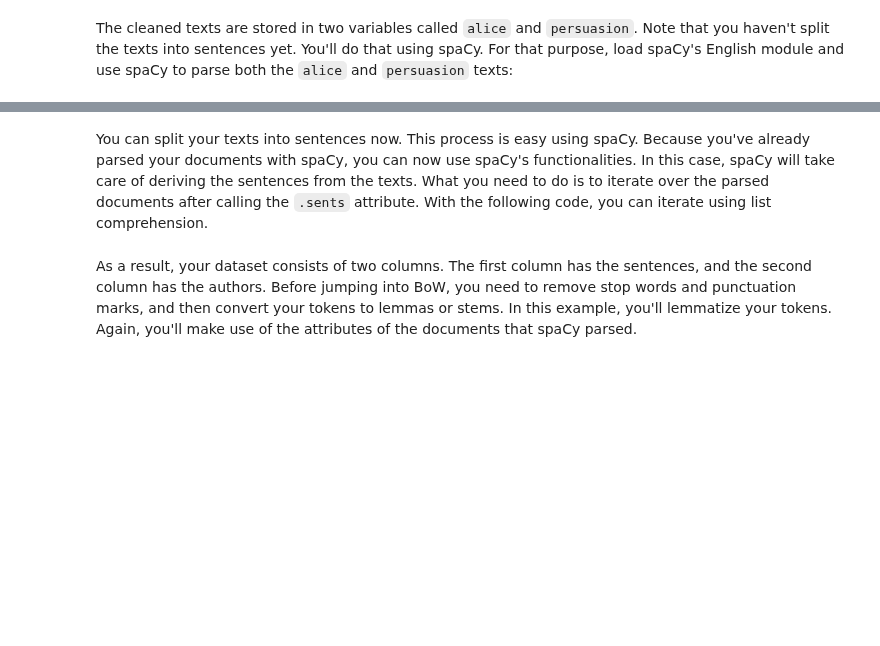
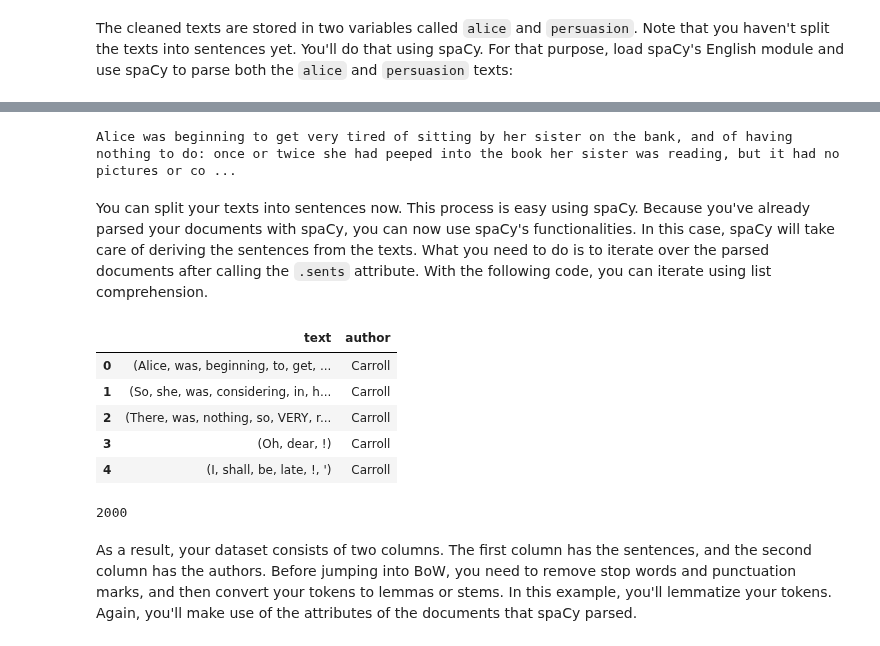
Before and after one commit to ssmcnatt/assignments, a Jupyter notebook: text-feature_engineering_1.ipynb, the cells around one changed output, grey strips where cells are left out. Saved outputs shown, nothing was run; the diff lists cells and outputs as text; code cells hidden in the pictures; blank space fills up the shorter version.

```diff
--- a/text-feature_engineering_1.ipynb
+++ b/text-feature_engineering_1.ipynb
@@ -90,13 +66,31 @@ OSError: [E050] Can't find model 'en'. It doesn't seem to be a shortcut link, a
+# %%
+alice_doc
+# %% [output]
+Alice was beginning to get very tired of sitting by her sister on the bank, and of having nothing to do: once or twice she had peeped into the book her sister was reading, but it had no pictures or co ...
 # %% [markdown]
 You can split your texts into sentences now. This process is easy using spaCy. Because you've already parsed your documents with spaCy, you can now use spaCy's functionalities. In this case, spaCy will take care of deriving the sentences from the texts. What you need to do is to iterate over the parsed documents after calling the `.sents` attribute. With the following code, you can iterate using list comprehension.
 # %%
 # Group into sentences
 alice_sents = [[sent, "Carroll"] for sent in alice_doc.sents]
 persuasion_sents = [[sent, "Austen"] for sent in persuasion_doc.sents]
 
+alice_sents = alice_sents[0:1000]
+persuasion_sents = persuasion_sents[0:1000]
+
 # Combine the sentences from the two novels into one DataFrame
 sentences = pd.DataFrame(alice_sents + persuasion_sents, columns = ["text", "author"])
 sentences.head()
+# %% [output]
+|  | text | author |
+| 0 | (Alice, was, beginning, to, get, ... | Carroll |
+| 1 | (So, she, was, considering, in, h... | Carroll |
+| 2 | (There, was, nothing, so, VERY, r... | Carroll |
+| 3 | (Oh, dear, !) | Carroll |
+| 4 | (I, shall, be, late, !, ') | Carroll |
+# %%
+len(sentences)
+# %% [output]
+2000
 # %% [markdown]
 As a result, your dataset consists of two columns. The first column has the sentences, and the second column has the authors. Before jumping into BoW, you need to remove stop words and punctuation marks, and then convert your tokens to lemmas or stems. In this example, you'll lemmatize your tokens. Again, you'll make use of the attributes of the documents that spaCy parsed.
 # %%
```
Also changed, not shown: parts of 19 cells of this notebook.
